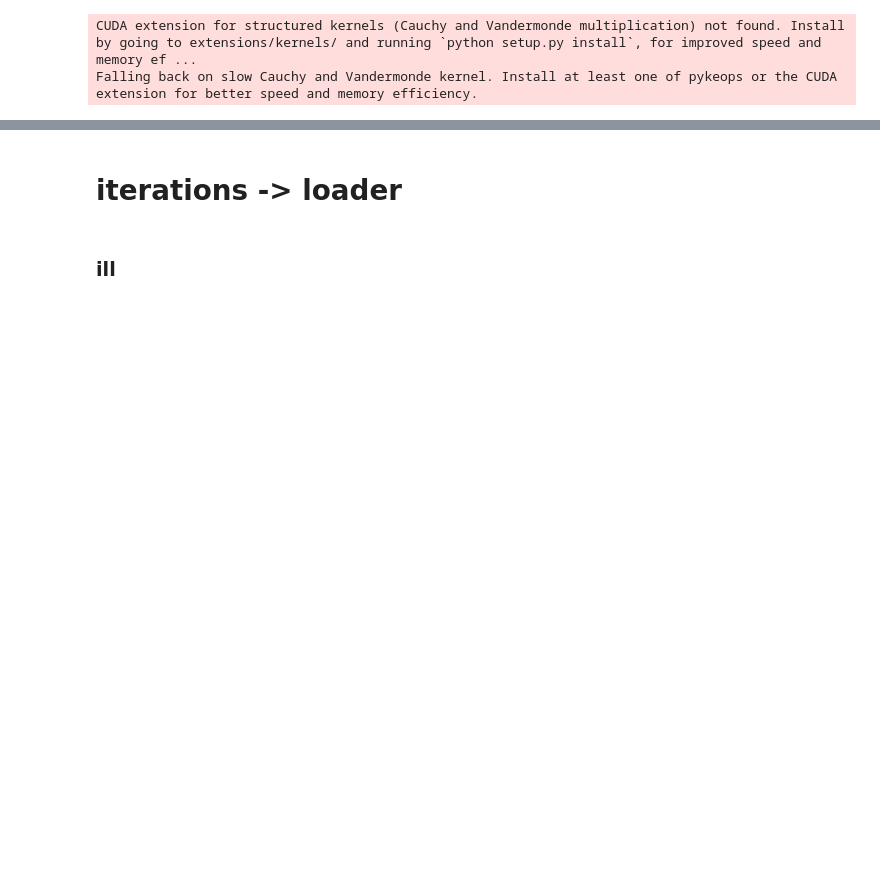
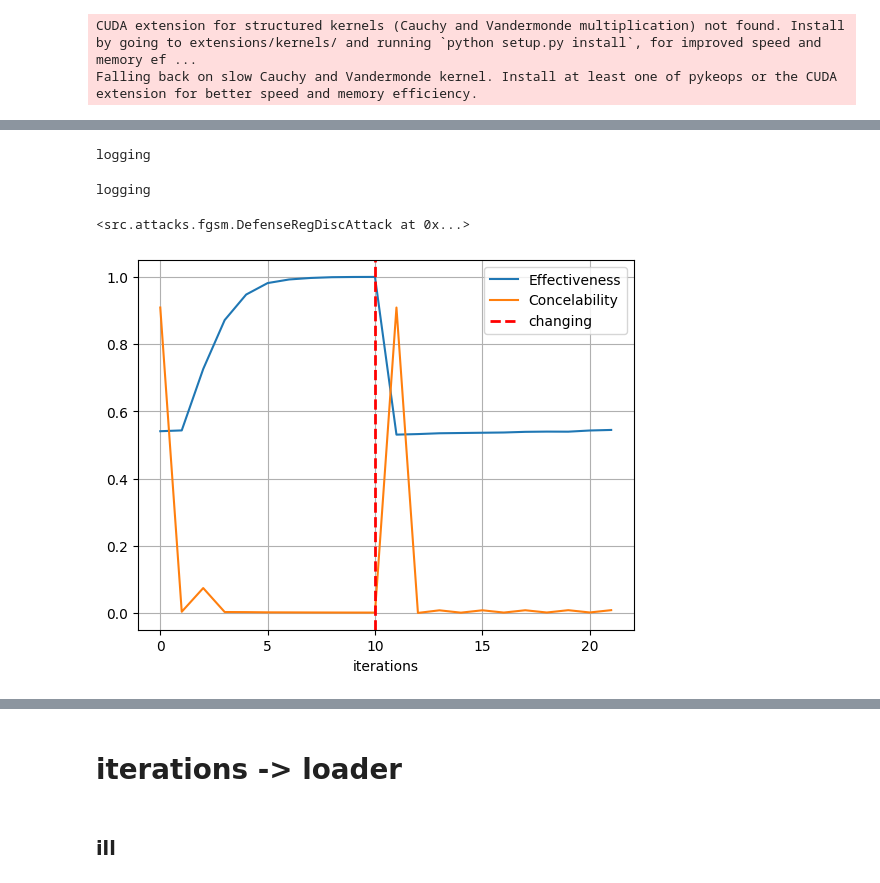
Before and after one commit to petrsokerin/Hidden_adversarial_attacks, a Jupyter notebook: notebooks/Doctor_regulizer.ipynb, the cells around one changed output, grey strips where cells are left out. Drawn from its saved outputs; the diff is of its cells as text; code cells hidden in the pictures; blank space fills up the shorter version.

```diff
--- a/notebooks/Doctor_regulizer.ipynb
+++ b/notebooks/Doctor_regulizer.ipynb
@@ -29,3 +27,9 @@ from src.attacks.utils import calculate_metrics_class_and_hiddens, req_grad
 # %% [output]
 CUDA extension for structured kernels (Cauchy and Vandermonde multiplication) not found. Install by going to extensions/kernels/ and running `python setup.py install`, for improved speed and memory ef ...
 Falling back on slow Cauchy and Vandermonde kernel. Install at least one of pykeops or the CUDA extension for better speed and memory efficiency.
+# %%
+from hydra import compose, initialize
+from omegaconf import OmegaConf
+initialize(config_path='../config/my_configs', version_base=None)
+cfg = compose(config_name='attack_run_config.yaml')
+print(OmegaConf.to_yaml(cfg))
@@ -31,0 +112,30 @@ Falling back on slow Cauchy and Vandermonde kernel. Install at least one of pyke
+# %%
+alpha = 1
+eps = 0.03
+# %%
+attack_metrics = pd.DataFrame()
+attack_params = dict(cfg["attack"]["attack_params"])
+attack_params["model"] = attack_model
+attack_params["criterion"] = criterion
+attack_params["estimator"] = estimator
+attack_params["alpha"] = alpha
+attack_params["eps"] = eps
+
+if "list_reg_model_params" in cfg["attack"]:
+    attack_params["disc_models"] = get_disc_list(
+        model_name=cfg["disc_model_reg"]["name"],
+        model_params=cfg["disc_model_reg"]["params"],
+        list_disc_params=cfg["attack"]["list_reg_model_params"],
+        device=device,
+        path=cfg["disc_path"],
+        train_mode=cfg["disc_model_reg"]["attack_train_mode"],
+    )
+
+attack = get_attack(cfg["attack"]["name"], attack_params)
+X_adv = attack.apply_attack(test_loader).squeeze(-1)
+
+results = attack.get_metrics()
+results["eps"] = eps
+attack_metrics = pd.concat([attack_metrics, results])
+# %% [output]
+logging
@@ -31,0 +151,41 @@ Falling back on slow Cauchy and Vandermonde kernel. Install at least one of pyke
+# %%
+attack_params = dict(cfg["defence"]["attack_params"])
+attack_params["model"] = attack_model
+attack_params["criterion"] = criterion
+attack_params["estimator"] = estimator
+attack_params["alpha"] = alpha
+attack_params["eps"] = eps
+
+if "list_reg_model_params" in cfg["defence"]:
+    attack_params["disc_models"] = get_disc_list(
+        model_name=cfg["disc_model_reg"]["name"],
+        model_params=cfg["disc_model_reg"]["params"],
+        list_disc_params=cfg["defence"]["list_reg_model_params"],
+        device=device,
+        path=cfg["disc_path"],
+        train_mode=cfg["disc_model_reg"]["attack_train_mode"],
+    )
+
+attack = get_attack(cfg["defence"]["name"], attack_params)
+X_adv = attack.apply_attack(test_loader)
+
+results = attack.get_metrics()
+results["eps"] = eps
+attack_metrics = pd.concat([attack_metrics, results])
+# %% [output]
+logging
+# %%
+attack
+# %% [output]
+<src.attacks.fgsm.DefenseRegDiscAttack at 0x...>
+# %%
+x = np.arange(len(attack_metrics))
+plt.plot(x, attack_metrics['EFF'], label='Effectiveness')
+plt.plot(x, attack_metrics['CONC'], label='Concelability')
+plt.axvline(10, label='changing', c='red', linestyle='--', linewidth=2)
+plt.legend()
+plt.xlabel('iterations')
+plt.grid()
+plt.show()
+# %% [output]
+[figure, added]
```
Also changed, not shown: parts of 17 cells of this notebook.
